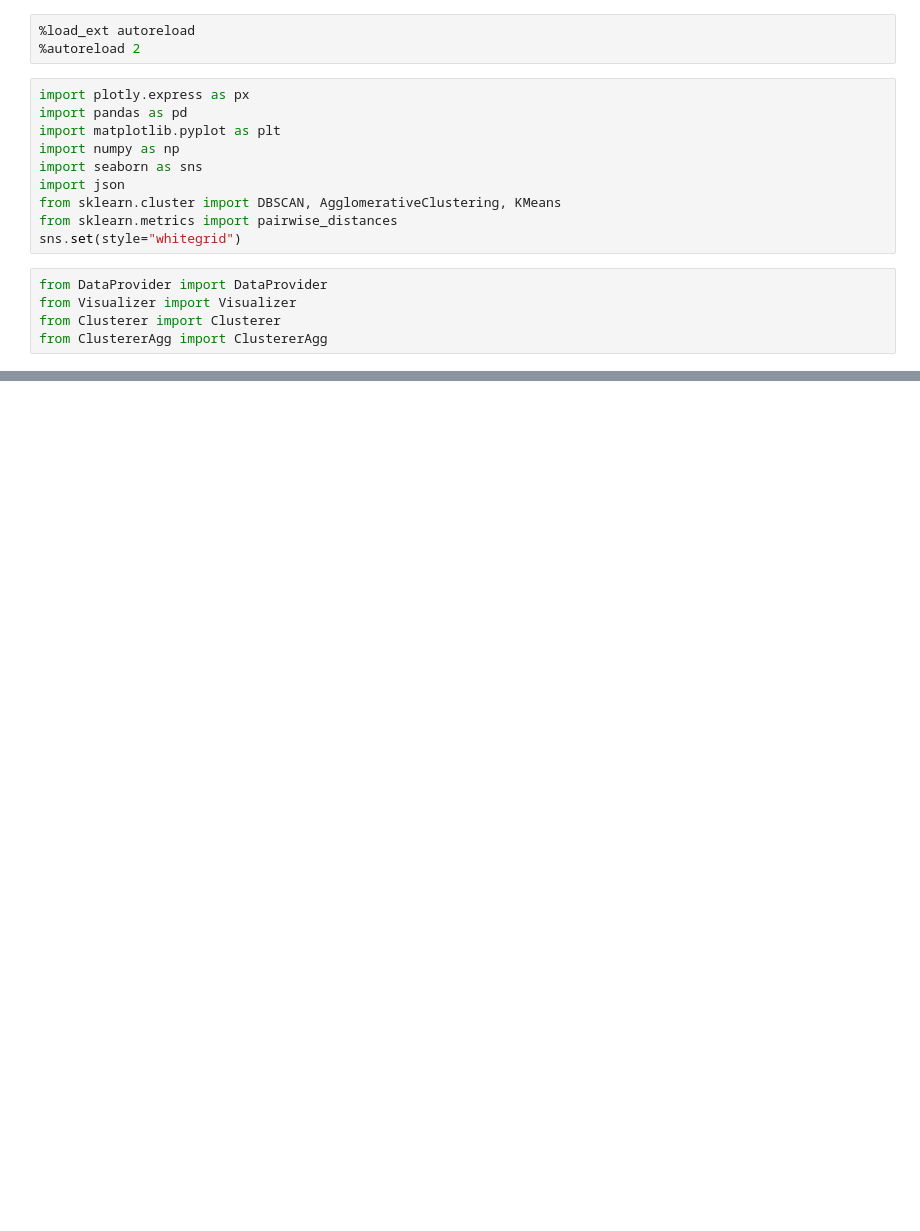
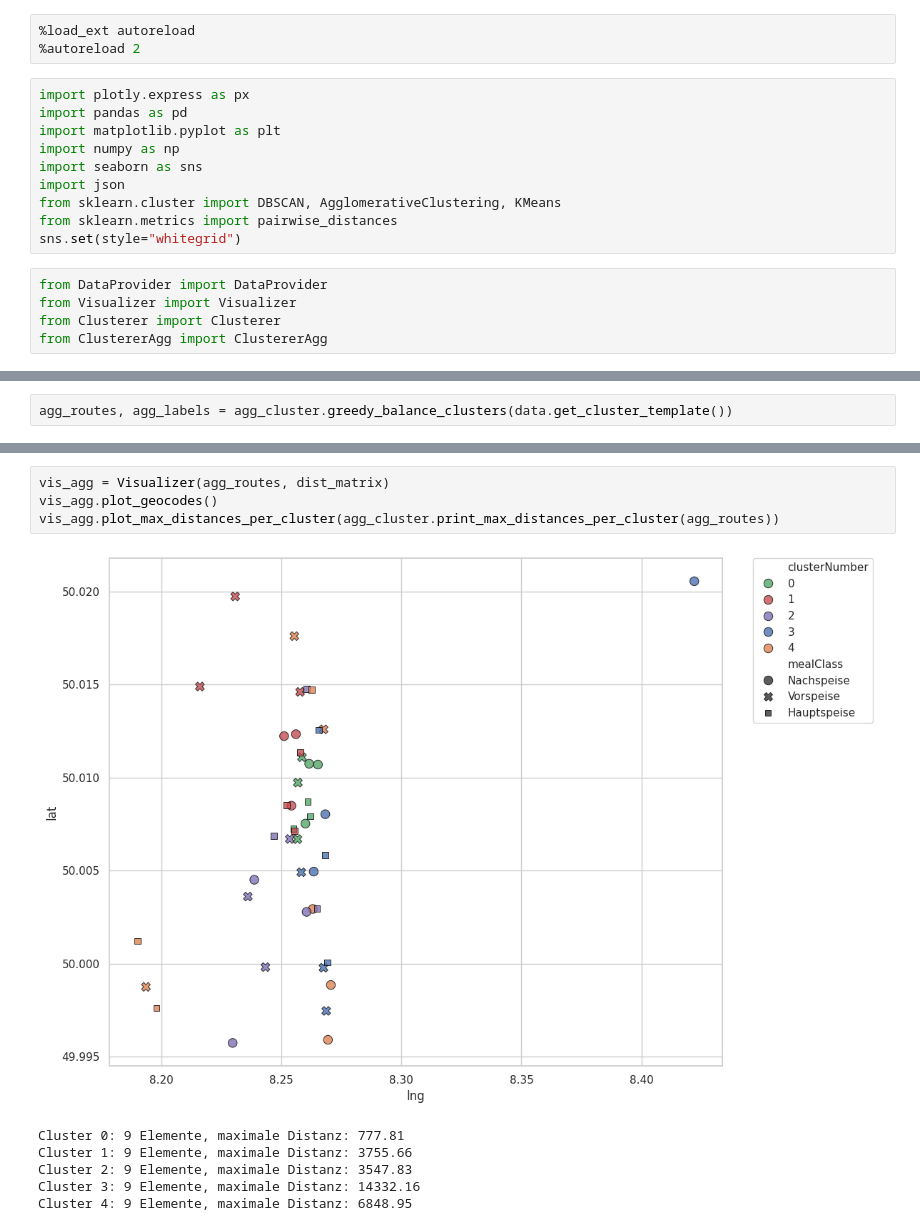
Before and after one commit to Clemens85/runningdinner-functions, a Jupyter notebook: packages/optimization/playground.ipynb, the cells around one changed output, grey strips where cells are left out. Saved outputs shown, nothing was run; the diff lists cells and outputs as text; blank space fills up the shorter version.

```diff
--- a/packages/optimization/playground.ipynb
+++ b/packages/optimization/playground.ipynb
@@ -57,0 +66,2 @@ vis_agg.plot_geocodes()
+# %%
+agg_routes, agg_labels = agg_cluster.greedy_balance_clusters(data.get_cluster_template())
@@ -57,0 +86,11 @@ vis_agg.plot_geocodes()
+# %%
+vis_agg = Visualizer(agg_routes, dist_matrix)
+vis_agg.plot_geocodes()
+vis_agg.plot_max_distances_per_cluster(agg_cluster.print_max_distances_per_cluster(agg_routes))
+# %% [output]
+[figure, added]
+Cluster 0: 9 Elemente, maximale Distanz: 777.81
+Cluster 1: 9 Elemente, maximale Distanz: 3755.66
+Cluster 2: 9 Elemente, maximale Distanz: 3547.83
+Cluster 3: 9 Elemente, maximale Distanz: 14332.16
+Cluster 4: 9 Elemente, maximale Distanz: 6848.95
```
Also changed, not shown: parts of 9 cells of this notebook, 3 other files.
